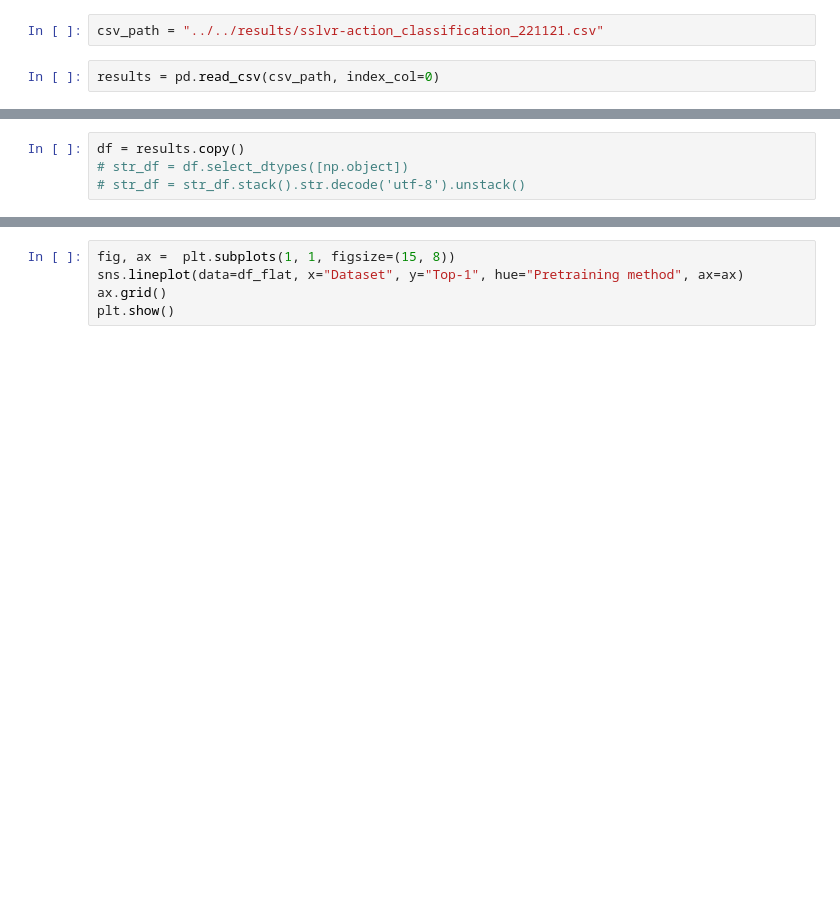
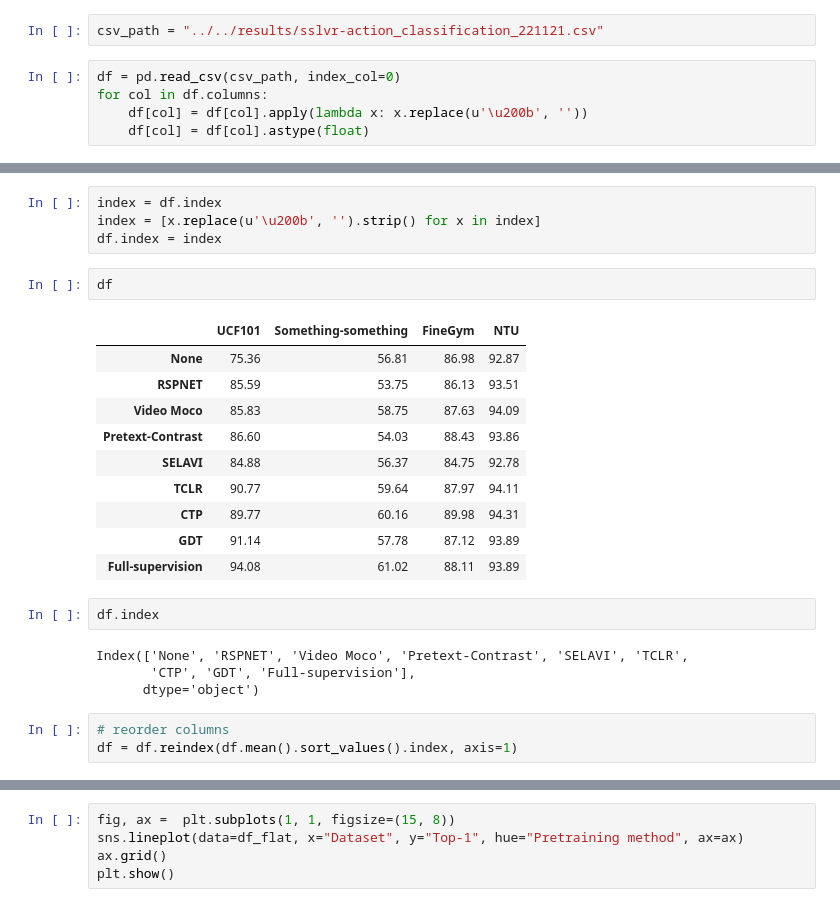
Before and after one commit to bpiyush/ViDA-SSL, a Jupyter notebook: misc/plotting/action_classification_results.ipynb, the cells around one changed output, grey strips where cells are left out. Cells and saved outputs as stored; diff of their text form; blank space fills up the shorter version.

```diff
--- a/misc/plotting/action_classification_results.ipynb
+++ b/misc/plotting/action_classification_results.ipynb
@@ -16,4 +16,7 @@ plt.rcParams.update({
 # %%
 csv_path = "../../results/sslvr-action_classification_221121.csv"
 # %%
-results = pd.read_csv(csv_path, index_col=0)
+df = pd.read_csv(csv_path, index_col=0)
+for col in df.columns:
+    df[col] = df[col].apply(lambda x: x.replace(u'\u200b', ''))
+    df[col] = df[col].astype(float)
@@ -54,4 +22,0 @@ Name: UCF101, dtype: object
-# %%
-df = results.copy()
-# str_df = df.select_dtypes([np.object])
-# str_df = str_df.stack().str.decode('utf-8').unstack()
@@ -97,0 +23,26 @@ df_flat
+# %%
+index = df.index
+index = [x.replace(u'\u200b', '').strip() for x in index]
+df.index = index
+# %%
+df
+# %% [output]
+|  | UCF101 | Something-something | FineGym | NTU |
+| None | 75.36 | 56.81 | 86.98 | 92.87 |
+| RSPNET | 85.59 | 53.75 | 86.13 | 93.51 |
+| Video Moco | 85.83 | 58.75 | 87.63 | 94.09 |
+| Pretext-Contrast | 86.60 | 54.03 | 88.43 | 93.86 |
+| SELAVI | 84.88 | 56.37 | 84.75 | 92.78 |
+| TCLR | 90.77 | 59.64 | 87.97 | 94.11 |
+| CTP | 89.77 | 60.16 | 89.98 | 94.31 |
+| GDT | 91.14 | 57.78 | 87.12 | 93.89 |
+| Full-supervision | 94.08 | 61.02 | 88.11 | 93.89 |
+# %%
+df.index
+# %% [output]
+Index(['None', 'RSPNET', 'Video Moco', 'Pretext-Contrast', 'SELAVI', 'TCLR',
+       'CTP', 'GDT', 'Full-supervision'],
+      dtype='object')
+# %%
+# reorder columns
+df = df.reindex(df.mean().sort_values().index, axis=1)
```
Also changed, not shown: parts of 25 cells of this notebook.
